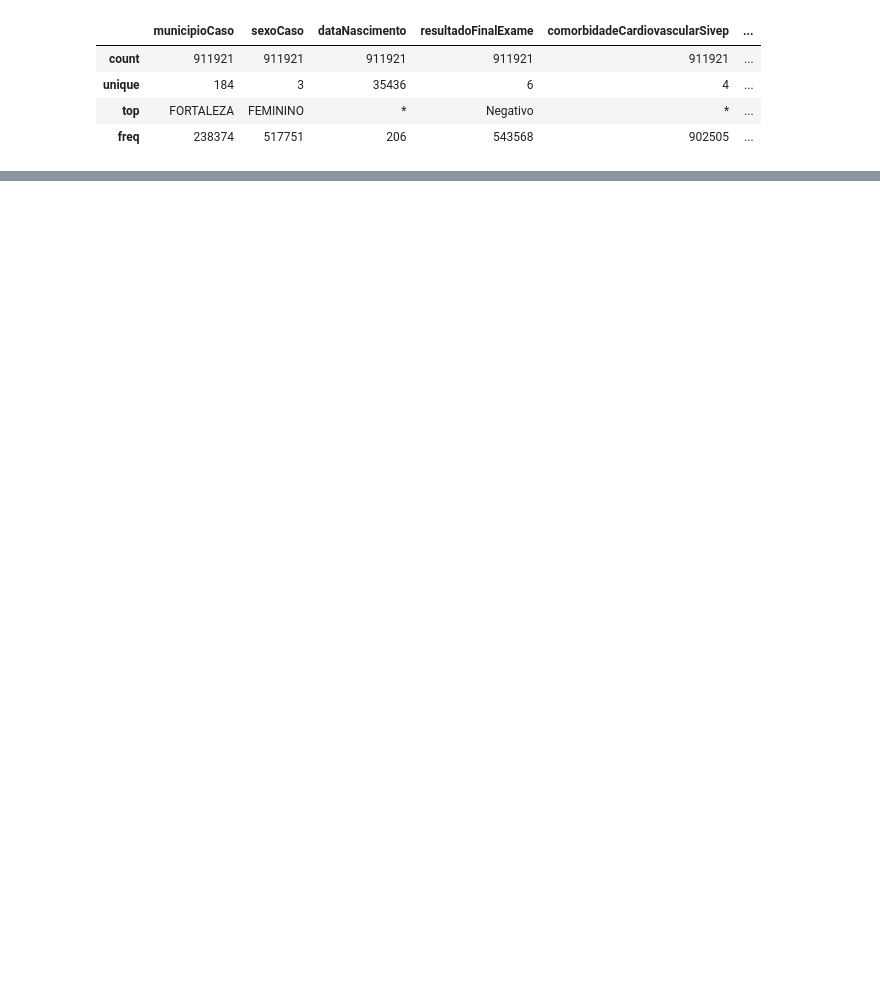
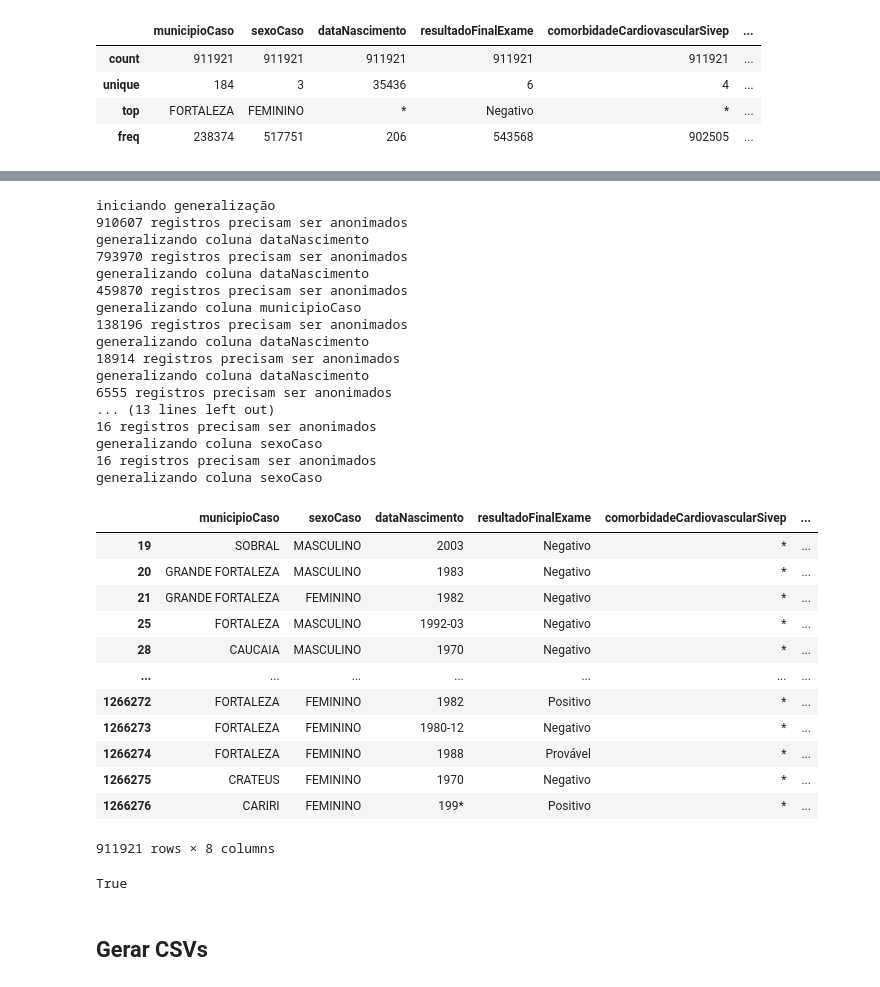
Before and after one commit to rafero1/k-anonymity-generalization, a Jupyter notebook: k-anonymity_generalization.ipynb, the cells around one changed output, grey strips where cells are left out. Saved outputs shown, nothing was run; the diff lists cells and outputs as text; code cells hidden in the pictures; blank space fills up the shorter version.

```diff
--- a/k-anonymity_generalization.ipynb
+++ b/k-anonymity_generalization.ipynb
@@ -351,0 +363,41 @@ df16.describe()
+# %%
+k = 16
+df16 = k_anon_general(df, semi_ids, k, False)
+df16
+# %% [output]
+iniciando generalização
+910607 registros precisam ser anonimados
+generalizando coluna dataNascimento
+793970 registros precisam ser anonimados
+generalizando coluna dataNascimento
+459870 registros precisam ser anonimados
+generalizando coluna municipioCaso
+138196 registros precisam ser anonimados
+generalizando coluna dataNascimento
+18914 registros precisam ser anonimados
+generalizando coluna dataNascimento
+6555 registros precisam ser anonimados
+... (13 lines left out)
+16 registros precisam ser anonimados
+generalizando coluna sexoCaso
+16 registros precisam ser anonimados
+generalizando coluna sexoCaso
+|  | municipioCaso | sexoCaso | dataNascimento | resultadoFinalExame | comorbidadeCardiovascularSivep | ... |
+| 19 | SOBRAL | MASCULINO | 2003 | Negativo | * | ... |
+| 20 | GRANDE FORTALEZA | MASCULINO | 1983 | Negativo | * | ... |
+| 21 | GRANDE FORTALEZA | FEMININO | 1982 | Negativo | * | ... |
+| 25 | FORTALEZA | MASCULINO | 1992-03 | Negativo | * | ... |
+| 28 | CAUCAIA | MASCULINO | 1970 | Negativo | * | ... |
+| ... | ... | ... | ... | ... | ... | ... |
+| 1266272 | FORTALEZA | FEMININO | 1982 | Positivo | * | ... |
+| 1266273 | FORTALEZA | FEMININO | 1980-12 | Negativo | * | ... |
+| 1266274 | FORTALEZA | FEMININO | 1988 | Provável | * | ... |
+| 1266275 | CRATEUS | FEMININO | 1970 | Negativo | * | ... |
+| 1266276 | CARIRI | FEMININO | 199* | Positivo | * | ... |
+911921 rows × 8 columns
+# %%
+is_k_anon(df16, semi_ids, k)
+# %% [output]
+True
+# %% [markdown]
+## Gerar CSVs
```
Also changed, not shown: parts of 28 cells of this notebook, 3 other files.
